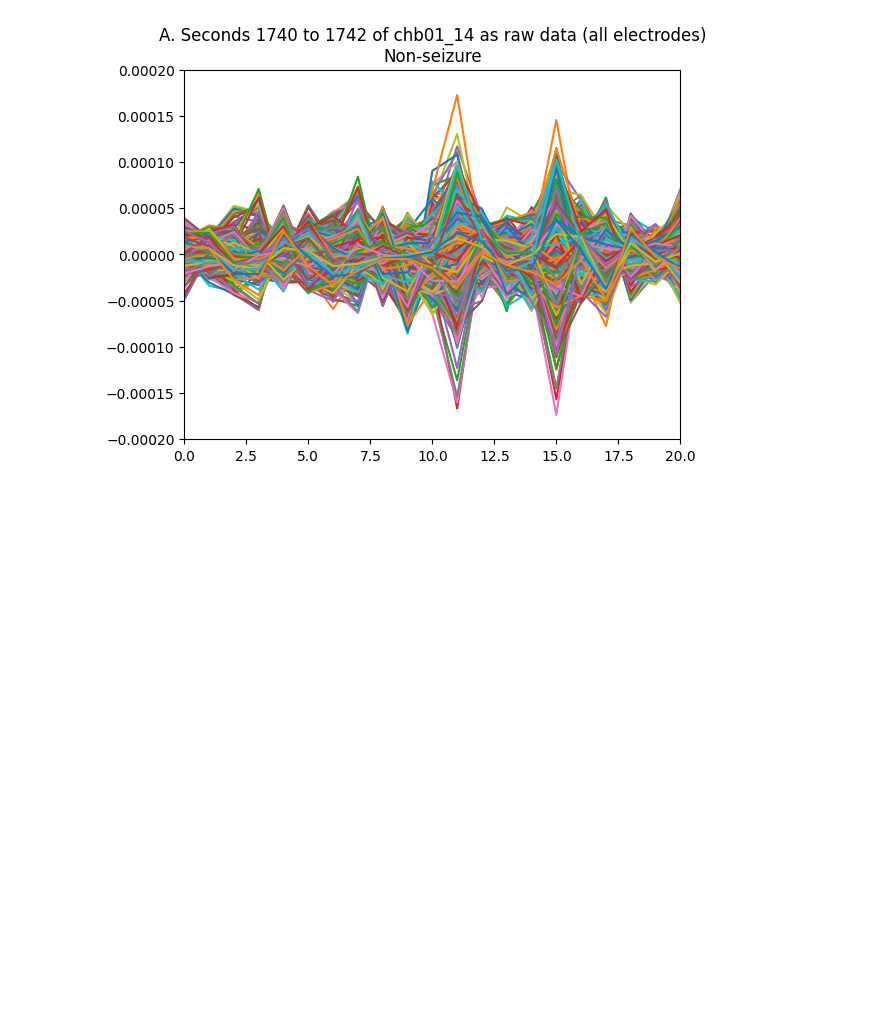
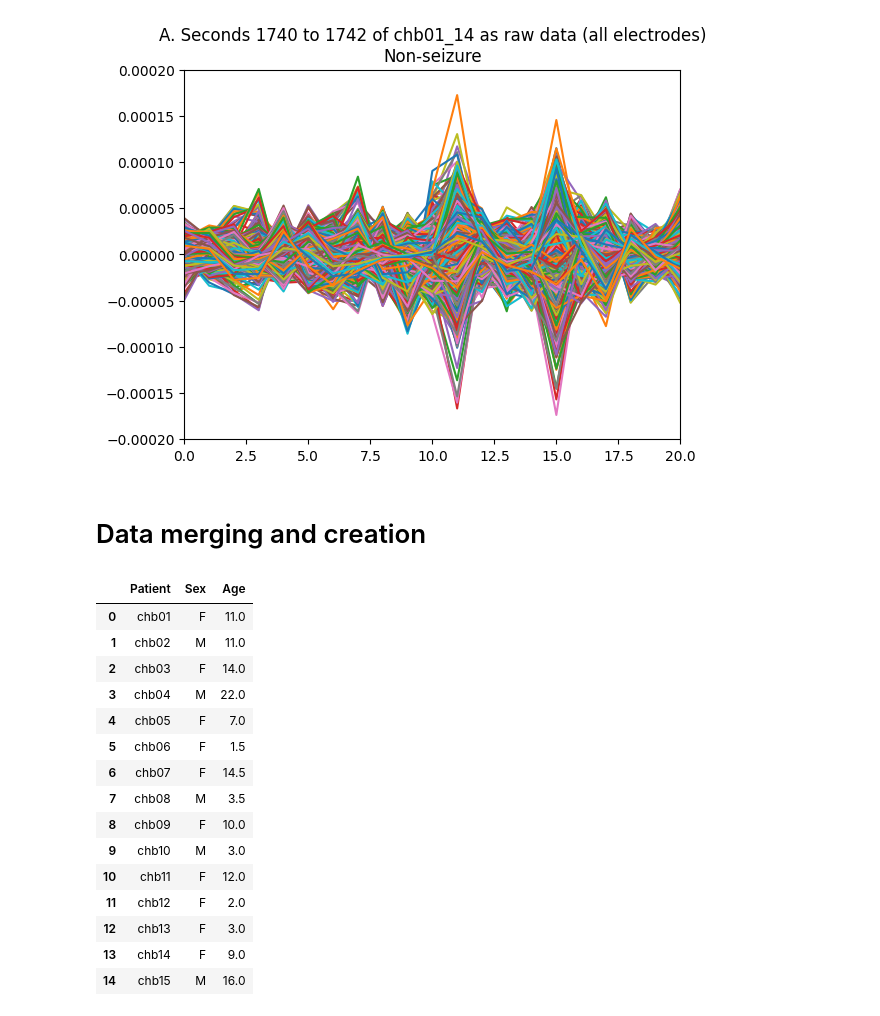
Before and after one commit to aletrev3/EEG_Epilepsy_Clasification, a Jupyter notebook: EEG_Epilepsy.ipynb, the cells around one changed output. Saved outputs shown, nothing was run; the diff lists cells and outputs as text; code cells hidden in the pictures; blank space fills up the shorter version.

```diff
--- a/EEG_Epilepsy.ipynb
+++ b/EEG_Epilepsy.ipynb
@@ -78,3 +78,41 @@ plt.show()
 # %% [output]
 [figure]
 [figure]
+# %% [markdown]
+# Data merging and creation
+# %%
+#create dataframe with patient data
+import pandas as pd
+
+#list of data
+Patient = ["chb01","chb02","chb03","chb04","chb05","chb06","chb07","chb08","chb09","chb10","chb11","chb12","chb13","chb14","chb15"]
+Sex = ["F","M","F","M","F","F","F","M","F","M","F","F","F","F","M"]
+Age = [11,11,14,22,7,1.5,14.5,3.5,10,3,12,2,3,9,16]
+
+#Dictionary of lists
+dict = {'Patient': Patient, 'Sex': Sex, 'Age': Age}
+
+general_df = pd.DataFrame(dict)
+# %%
+#Export as csv
+general_df.to_csv('general_data.csv', index=False)
+
+gen_df = pd.read_csv('/content/general_data.csv')
+gen_df
+# %% [output]
+|  | Patient | Sex | Age |
+| 0 | chb01 | F | 11.0 |
+| 1 | chb02 | M | 11.0 |
+| 2 | chb03 | F | 14.0 |
+| 3 | chb04 | M | 22.0 |
+| 4 | chb05 | F | 7.0 |
+| 5 | chb06 | F | 1.5 |
+| 6 | chb07 | F | 14.5 |
+| 7 | chb08 | M | 3.5 |
+| 8 | chb09 | F | 10.0 |
+| 9 | chb10 | M | 3.0 |
+| 10 | chb11 | F | 12.0 |
+| 11 | chb12 | F | 2.0 |
+| 12 | chb13 | F | 3.0 |
+| 13 | chb14 | F | 9.0 |
+| 14 | chb15 | M | 16.0 |
```
Also changed, not shown: parts of 13 cells of this notebook.
